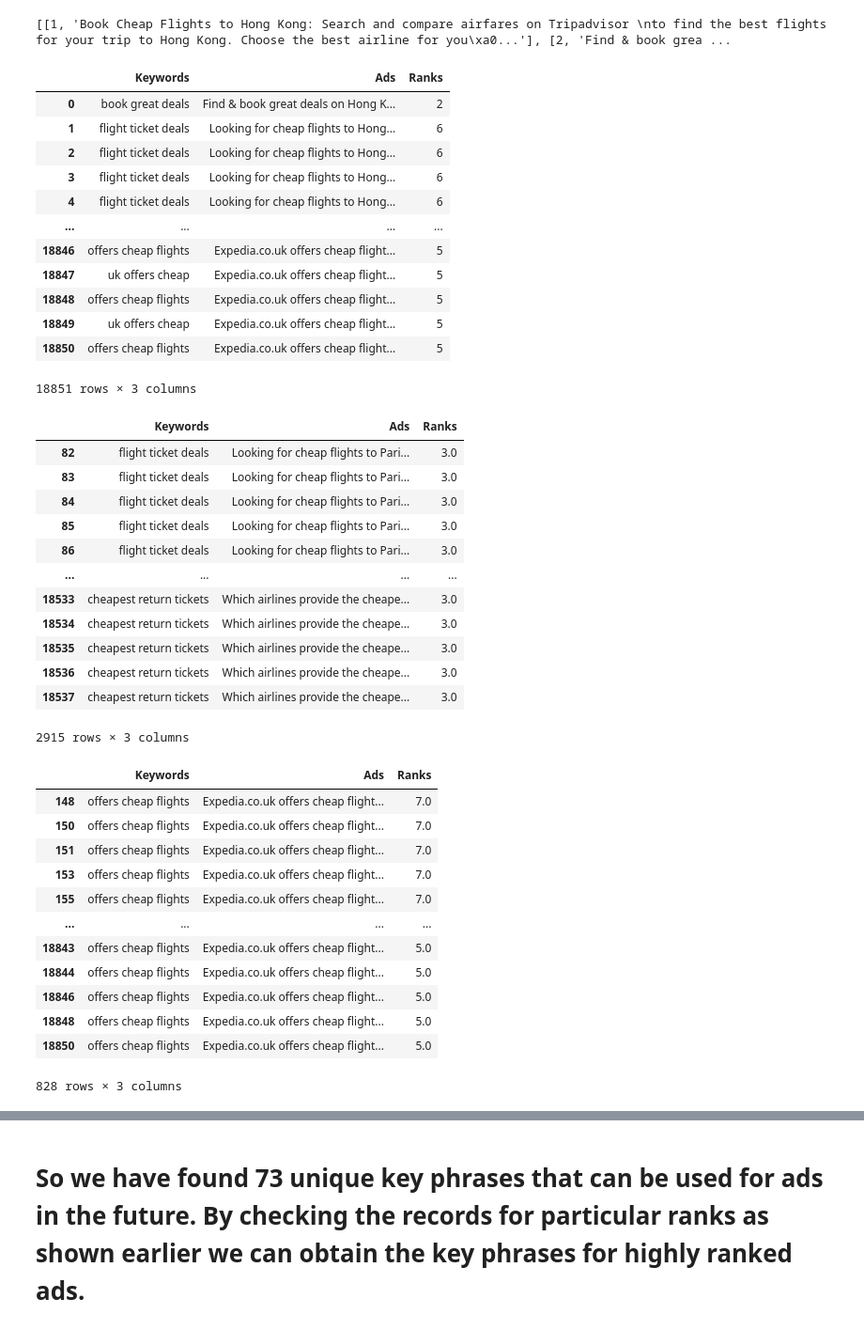
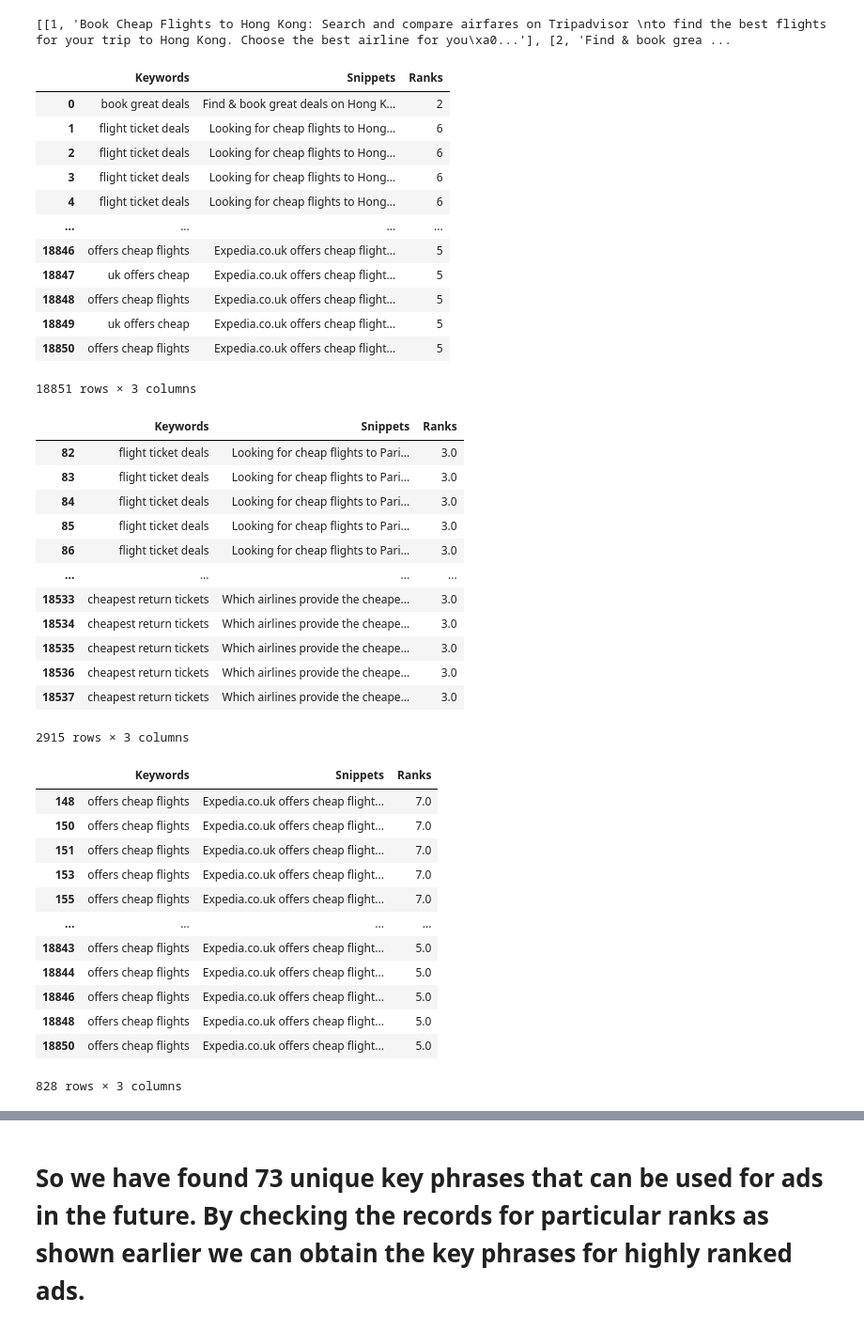
Before and after one commit to aadityadamle/Keyword-Extraction-with-Bert, a Jupyter notebook: Keyword_Extraction_with_BERT.ipynb, the cells around one changed output, grey strips where cells are left out. Shown at 94% size. Cells and saved outputs as stored; diff of their text form; code cells hidden in the pictures.

```diff
--- a/Keyword_Extraction_with_BERT.ipynb
+++ b/Keyword_Extraction_with_BERT.ipynb
@@ -327,26 +328,26 @@ print(snippets_2)
 # present in an ad from a list of 4000 ads. If yes then append the details
 # in appropriate lists. There can be 24 x 10^6 combinations possible.
 
-list_of_ads = []
+list_of_snippets = []
 list_of_ranks = []
 list_of_keywords = []
 
 for (rank, snippet) in snippets_2:
   for keyword in all_keywords:
     if keyword in snippet:
-      list_of_ads.append(snippet)
+      list_of_snippets.append(snippet)
       list_of_ranks.append(rank)
       list_of_keywords.append(keyword)
 # %%
 #Generate a dataframe to display the lists generated in previous step
 
 ad_results = pd.DataFrame(list(zip(list_of_keywords,
-                                   list_of_ads,
+                                   list_of_snippets,
                                    list_of_ranks)),
-               columns =['Keywords', 'Ads', 'Ranks'])
+               columns =['Keywords', 'Snippets', 'Ranks'])
 ad_results
 # %% [output]
-|  | Keywords | Ads | Ranks |
+|  | Keywords | Snippets | Ranks |
 | 0 | book great deals | Find & book great deals on Hong K... | 2 |
 | 1 | flight ticket deals | Looking for cheap flights to Hong... | 6 |
 | 2 | flight ticket deals | Looking for cheap flights to Hong... | 6 |
@@ -365,7 +366,7 @@ ad_results
 rank_3 = ad_results.where(ad_results["Ranks"] == 3).dropna()
 rank_3
 # %% [output]
-|  | Keywords | Ads | Ranks |
+|  | Keywords | Snippets | Ranks |
 | 82 | flight ticket deals | Looking for cheap flights to Pari... | 3.0 |
 | 83 | flight ticket deals | Looking for cheap flights to Pari... | 3.0 |
 | 84 | flight ticket deals | Looking for cheap flights to Pari... | 3.0 |
@@ -384,7 +385,7 @@ rank_3
 phrase_1 = ad_results.where(ad_results["Keywords"] == "offers cheap flights").dropna()
 phrase_1
 # %% [output]
-|  | Keywords | Ads | Ranks |
+|  | Keywords | Snippets | Ranks |
 | 148 | offers cheap flights | Expedia.co.uk offers cheap flight... | 7.0 |
 | 150 | offers cheap flights | Expedia.co.uk offers cheap flight... | 7.0 |
 | 151 | offers cheap flights | Expedia.co.uk offers cheap flight... | 7.0 |
```
Also changed, not shown: parts of 4 cells of this notebook.
